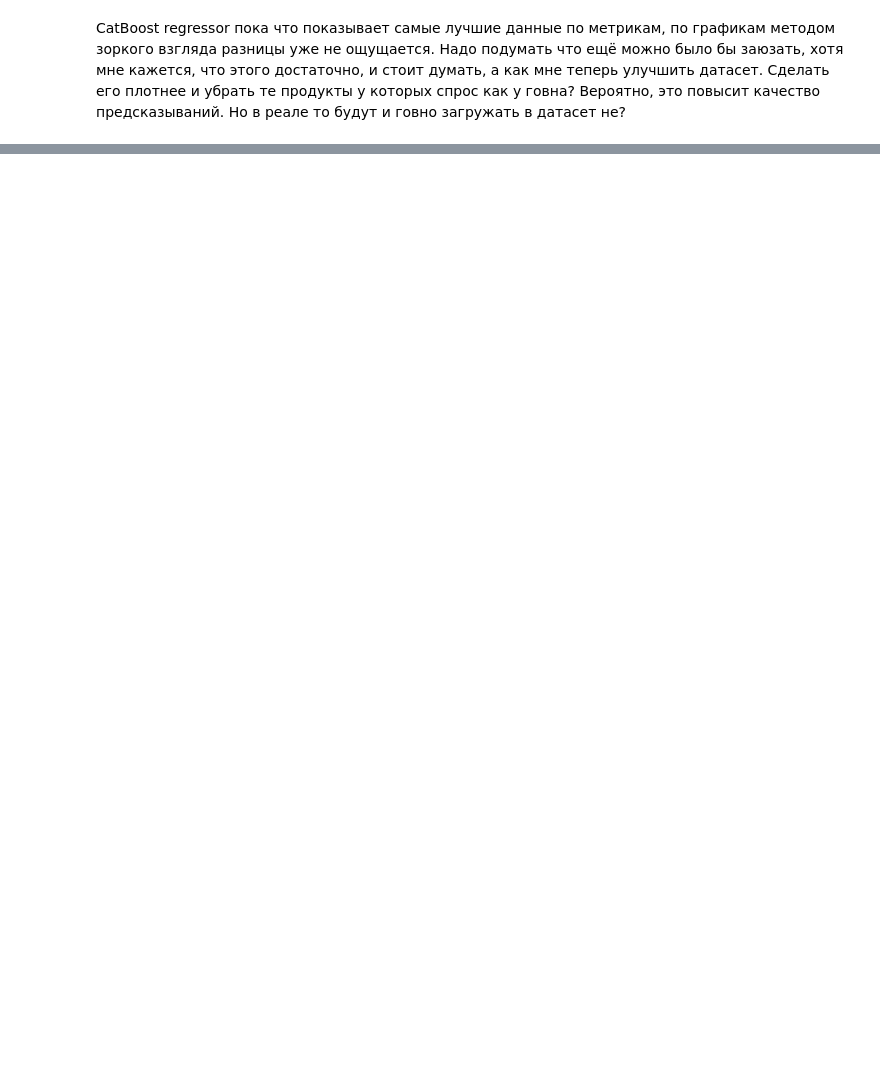
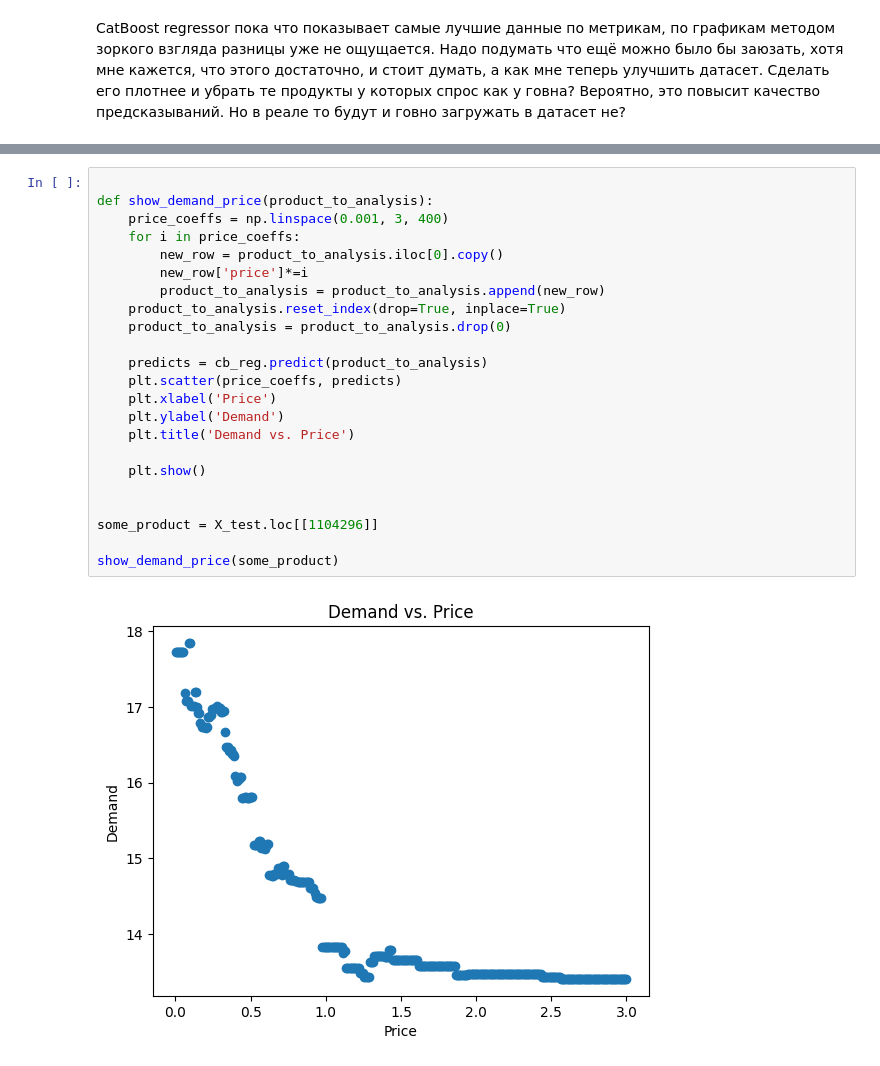
Before and after one commit to Bumblebee2023/product_management_system, a Jupyter notebook: research/enhancing_dataset.ipynb, the cells around one changed output, grey strips where cells are left out. Drawn from its saved outputs; the diff is of its cells as text; blank space fills up the shorter version.

```diff
--- a/research/enhancing_dataset.ipynb
+++ b/research/enhancing_dataset.ipynb
@@ -163,0 +170,25 @@ CatBoost regressor пока что показывает самые лучшие
+# %%
+
+def show_demand_price(product_to_analysis):
+    price_coeffs = np.linspace(0.001, 3, 400)
+    for i in price_coeffs:
+        new_row = product_to_analysis.iloc[0].copy()
+        new_row['price']*=i
+        product_to_analysis = product_to_analysis.append(new_row)
+    product_to_analysis.reset_index(drop=True, inplace=True)
+    product_to_analysis = product_to_analysis.drop(0)
+
+    predicts = cb_reg.predict(product_to_analysis)
+    plt.scatter(price_coeffs, predicts)
+    plt.xlabel('Price')
+    plt.ylabel('Demand')
+    plt.title('Demand vs. Price')
+
+    plt.show()
+
+
+some_product = X_test.loc[[1104296]]
+
+show_demand_price(some_product)
+# %% [output]
+[figure, added]
```
Also changed, not shown: parts of 14 cells of this notebook, 1 other file.
